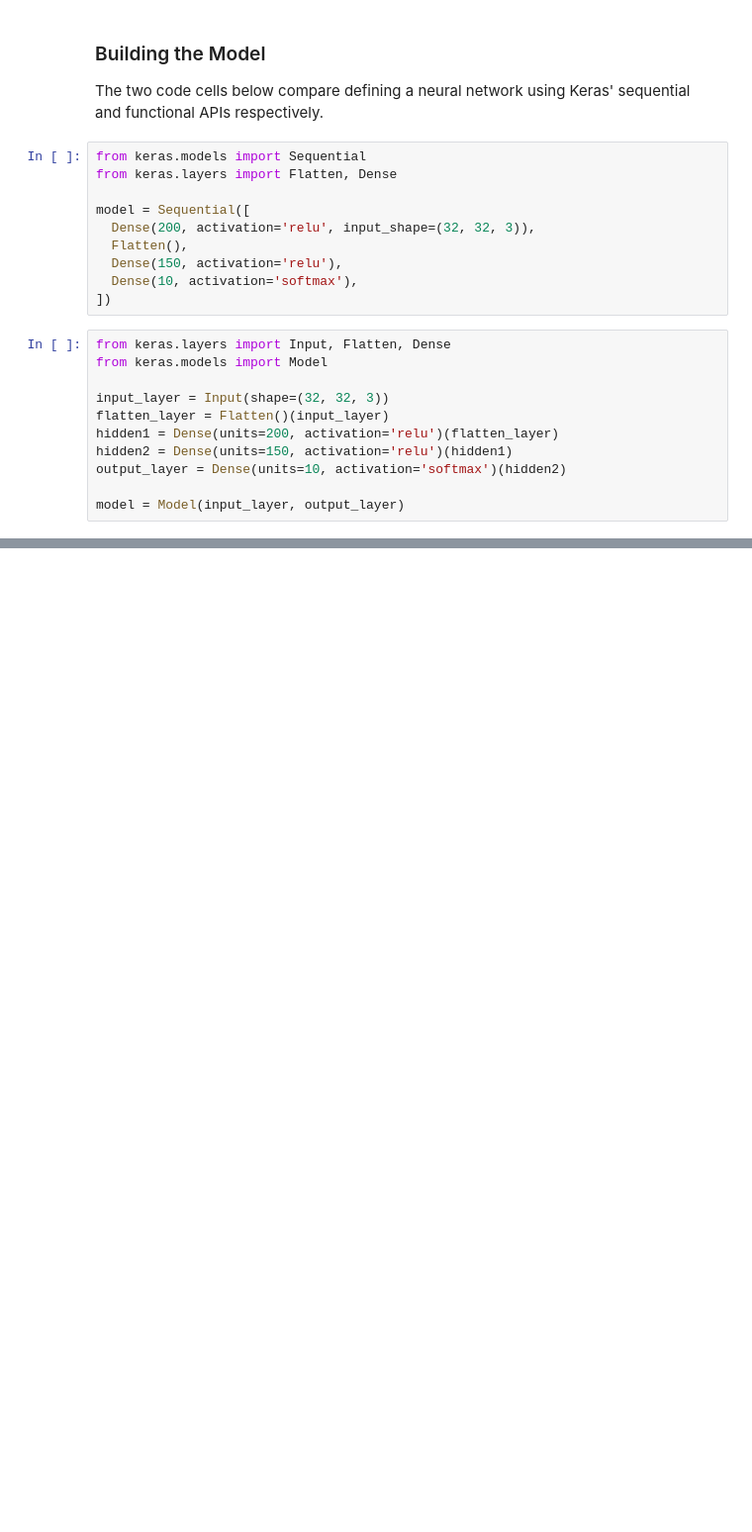
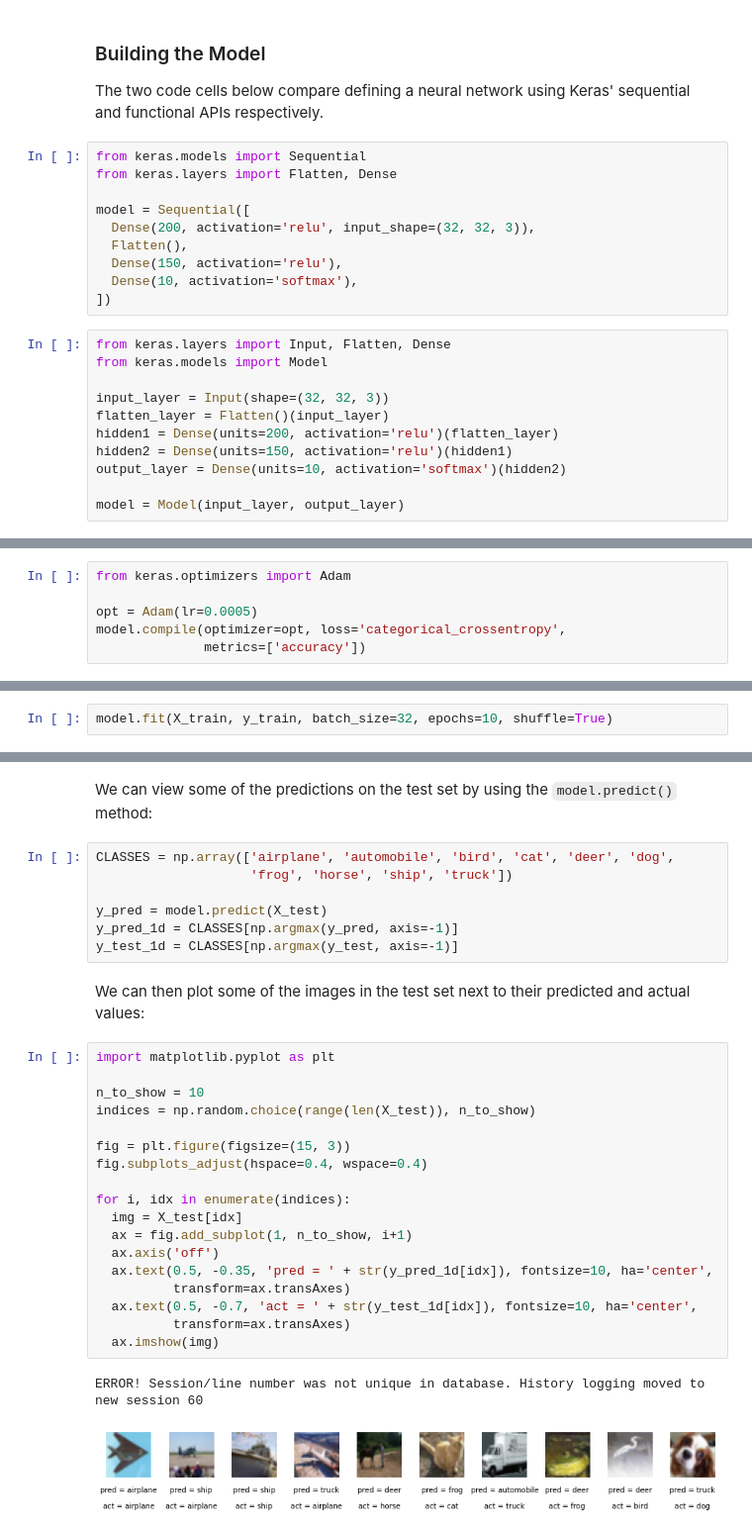
Before and after one commit to DCtheTall/generative-deep-learning, a Jupyter notebook: 2-deep-learning/DeepNeuralNetwork.ipynb, the cells around one changed output, grey strips where cells are left out. Shown: that part at 99% size. Saved outputs shown, nothing was run; the diff lists cells and outputs as text; blank space fills up the shorter version.

```diff
--- a/2-deep-learning/DeepNeuralNetwork.ipynb
+++ b/2-deep-learning/DeepNeuralNetwork.ipynb
@@ -96,0 +98,6 @@ _________________________________________________________________
+# %%
+from keras.optimizers import Adam
+
+opt = Adam(lr=0.0005)
+model.compile(optimizer=opt, loss='categorical_crossentropy',
+              metrics=['accuracy'])
@@ -96,0 +120,2 @@ _________________________________________________________________
+# %%
+model.fit(X_train, y_train, batch_size=32, epochs=10, shuffle=True)
@@ -96,0 +154,32 @@ _________________________________________________________________
+# %% [markdown]
+We can view some of the predictions on the test set by using the `model.predict()` method:
+# %%
+CLASSES = np.array(['airplane', 'automobile', 'bird', 'cat', 'deer', 'dog',
+                    'frog', 'horse', 'ship', 'truck'])
+
+y_pred = model.predict(X_test)
+y_pred_1d = CLASSES[np.argmax(y_pred, axis=-1)]
+y_test_1d = CLASSES[np.argmax(y_test, axis=-1)]
+# %% [markdown]
+We can then plot some of the images in the test set next to their predicted and actual values:
+# %%
+import matplotlib.pyplot as plt
+
+n_to_show = 10
+indices = np.random.choice(range(len(X_test)), n_to_show)
+
+fig = plt.figure(figsize=(15, 3))
+fig.subplots_adjust(hspace=0.4, wspace=0.4)
+
+for i, idx in enumerate(indices):
+  img = X_test[idx]
+  ax = fig.add_subplot(1, n_to_show, i+1)
+  ax.axis('off')
+  ax.text(0.5, -0.35, 'pred = ' + str(y_pred_1d[idx]), fontsize=10, ha='center',
+          transform=ax.transAxes)
+  ax.text(0.5, -0.7, 'act = ' + str(y_test_1d[idx]), fontsize=10, ha='center',
+          transform=ax.transAxes)
+  ax.imshow(img)
+# %% [output]
+ERROR! Session/line number was not unique in database. History logging moved to new session 60
+[figure, added]
```
Also changed, not shown: parts of 19 cells of this notebook.
